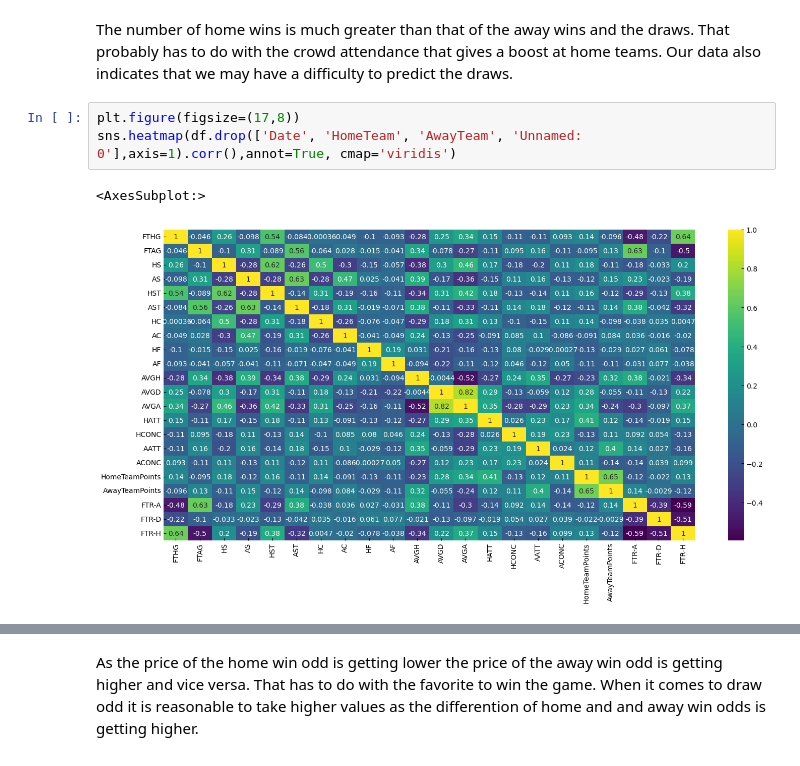
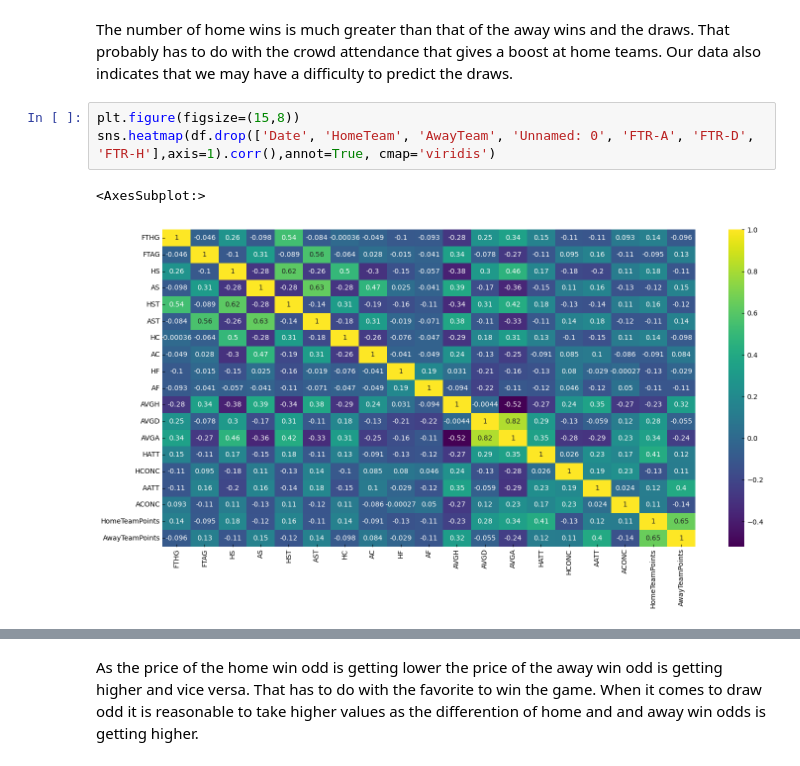
Before and after one commit to georgeanastasiadis/football-match-result-prediction-using-ml-techniques, a Jupyter notebook: EDA/serieA-eda.ipynb, the cells around one changed output, grey strips where cells are left out. Cells and saved outputs as stored; diff of their text form.

```diff
--- a/EDA/serieA-eda.ipynb
+++ b/EDA/serieA-eda.ipynb
@@ -239,11 +242,11 @@ sns.countplot(x='FTR', data=df)
 # %% [markdown]
 The number of home wins is much greater than that of the away wins and the draws. That probably has to do with the crowd attendance that gives a boost at home teams. Our data also indicates that we may have a difficulty to predict the draws.
 # %%
-plt.figure(figsize=(17,8))
-sns.heatmap(df.drop(['Date', 'HomeTeam', 'AwayTeam', 'Unnamed: 0'],axis=1).corr(),annot=True, cmap='viridis')
+plt.figure(figsize=(15,8))
+sns.heatmap(df.drop(['Date', 'HomeTeam', 'AwayTeam', 'Unnamed: 0', 'FTR-A', 'FTR-D', 'FTR-H'],axis=1).corr(),annot=True, cmap='viridis')
 # %% [output]
 <AxesSubplot:>
-[figure, old version]
+[figure, new version]
 # %%
 f, axes = plt.subplots(1, 2)
 plt.rcParams["figure.figsize"] = [14.00, 7.00]
```
Also changed, not shown: parts of 27 cells of this notebook.
